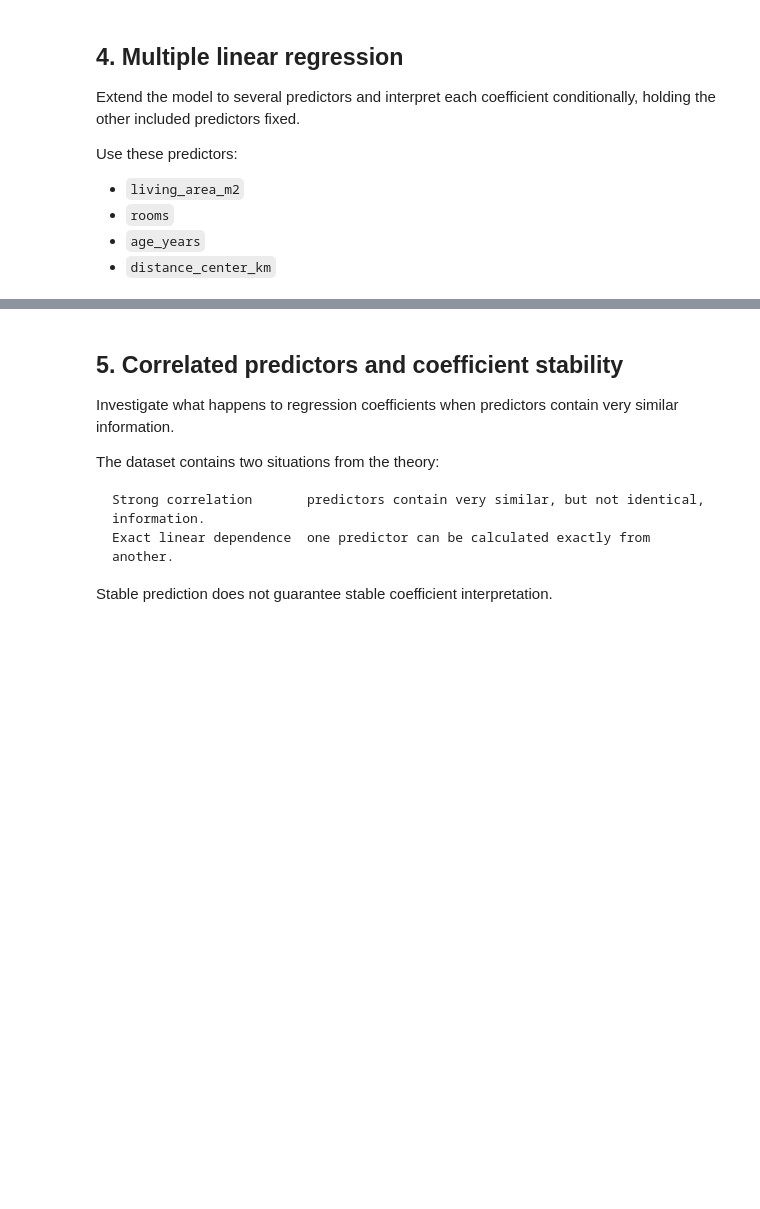
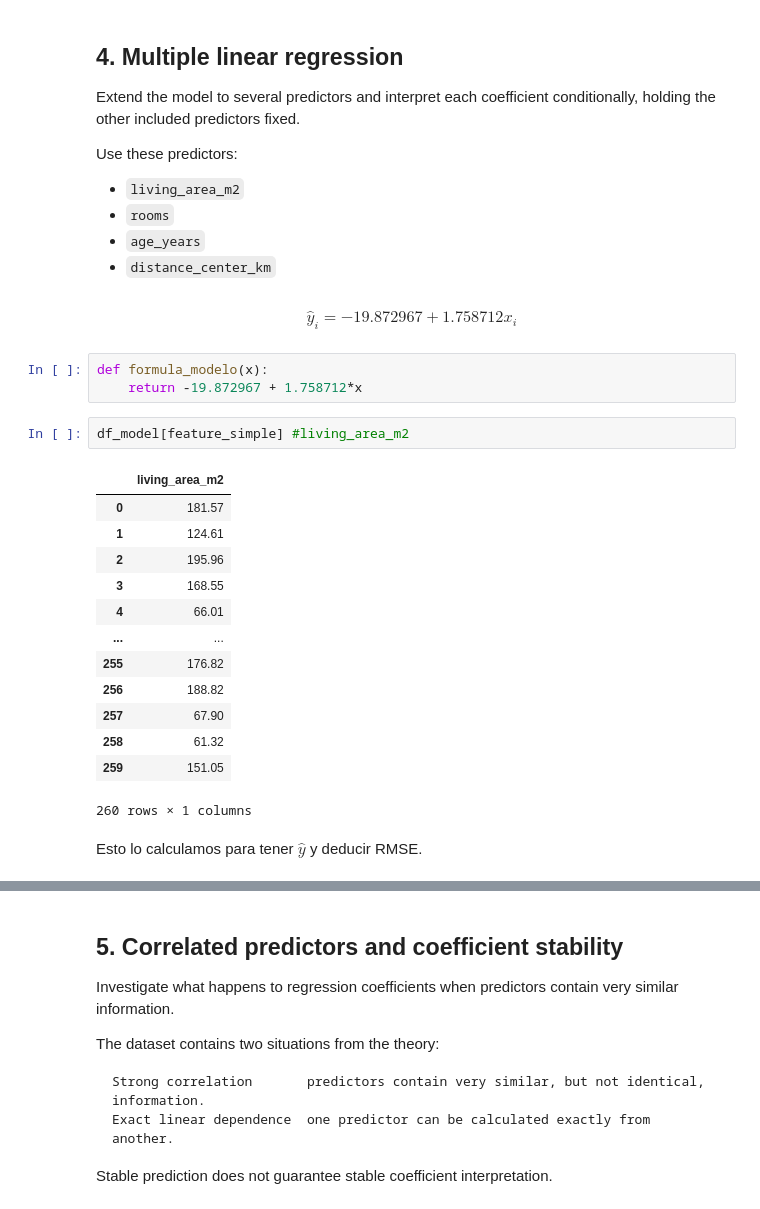
Before and after one commit to Chicloneo/Machine-Learning, a Jupyter notebook: Entrega 2/Notebooks/Chapter 2 - Part I - Students.ipynb, the cells around one changed output, grey strips where cells are left out. Cells and saved outputs as stored; diff of their text form; blank space fills up the shorter version.

```diff
--- a/Entrega 2/Notebooks/Chapter 2 - Part I - Students.ipynb
+++ b/Entrega 2/Notebooks/Chapter 2 - Part I - Students.ipynb
@@ -336,3 +338,26 @@ Use these predictors:
 - `rooms`
 - `age_years`
 - `distance_center_km`
+# %% [markdown]
+$$\hat{y}_i = -19.872967 + 1.758712 x_i$$
+# %%
+def formula_modelo(x):
+    return -19.872967 + 1.758712*x
+# %%
+df_model[feature_simple] #living_area_m2
+# %% [output]
+|  | living_area_m2 |
+| 0 | 181.57 |
+| 1 | 124.61 |
+| 2 | 195.96 |
+| 3 | 168.55 |
+| 4 | 66.01 |
+| ... | ... |
+| 255 | 176.82 |
+| 256 | 188.82 |
+| 257 | 67.90 |
+| 258 | 61.32 |
+| 259 | 151.05 |
+260 rows × 1 columns
+# %% [markdown]
+Esto lo calculamos para tener $\hat{y}$ y deducir RMSE.
```
Also changed, not shown: parts of 26 cells of this notebook, 1 other file.
